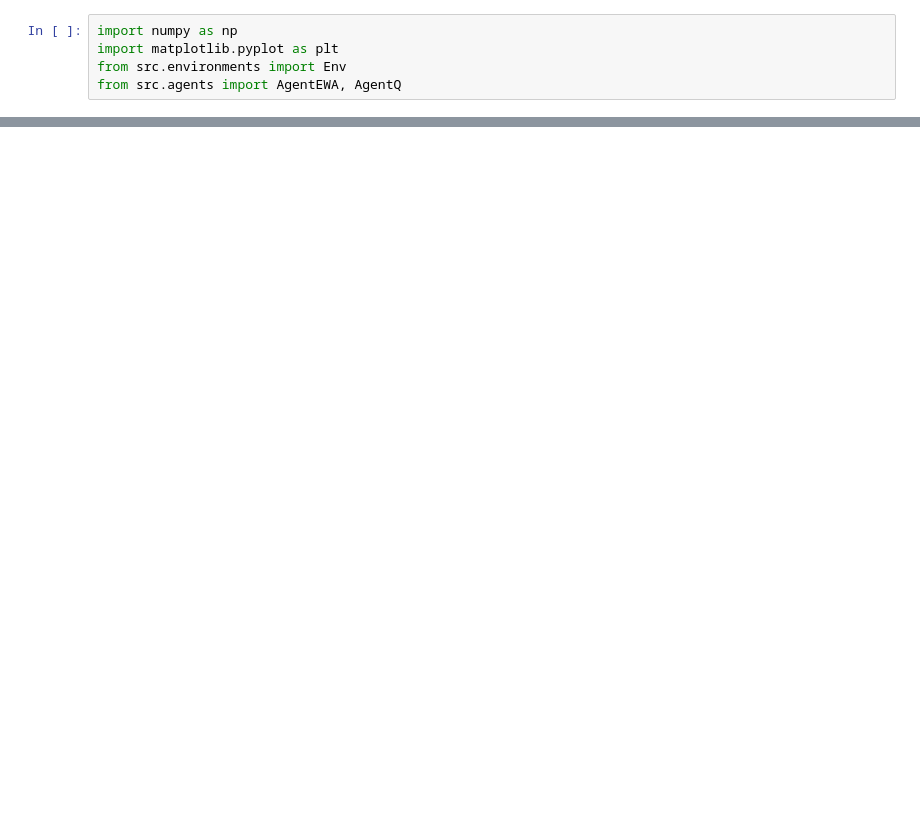
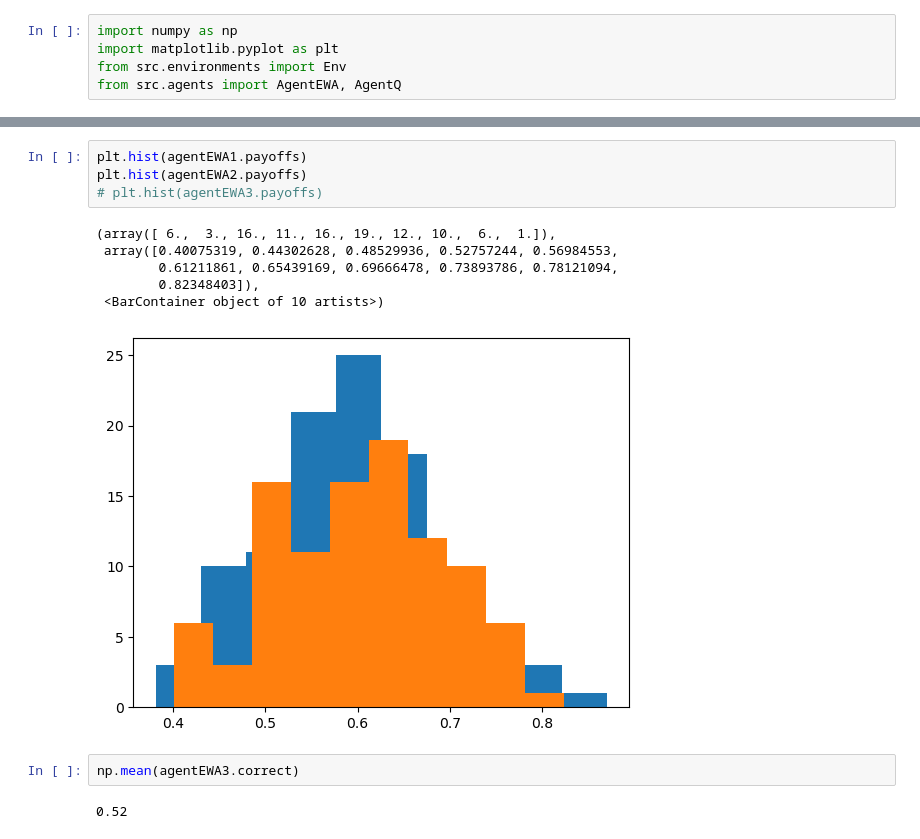
Before and after one commit to marek1n/rl-sim, a Jupyter notebook: RLsim.ipynb, the cells around one changed output, grey strips where cells are left out. Saved outputs shown, nothing was run; the diff lists cells and outputs as text; blank space fills up the shorter version.

```diff
--- a/RLsim.ipynb
+++ b/RLsim.ipynb
@@ -24 +32,16 @@ plt.plot(agentQ.Q_vals)
+# %%
+plt.hist(agentEWA1.payoffs)
+plt.hist(agentEWA2.payoffs)
+# plt.hist(agentEWA3.payoffs)
+# %% [output]
+(array([ 6.,  3., 16., 11., 16., 19., 12., 10.,  6.,  1.]),
+ array([0.40075319, 0.44302628, 0.48529936, 0.52757244, 0.56984553,
+        0.61211861, 0.65439169, 0.69666478, 0.73893786, 0.78121094,
+        0.82348403]),
+ <BarContainer object of 10 artists>)
+[figure, added]
+# %%
+np.mean(agentEWA3.correct)
+# %% [output]
+0.52
 # %%
```
Also changed, not shown: parts of 3 cells of this notebook, 2 other files.
